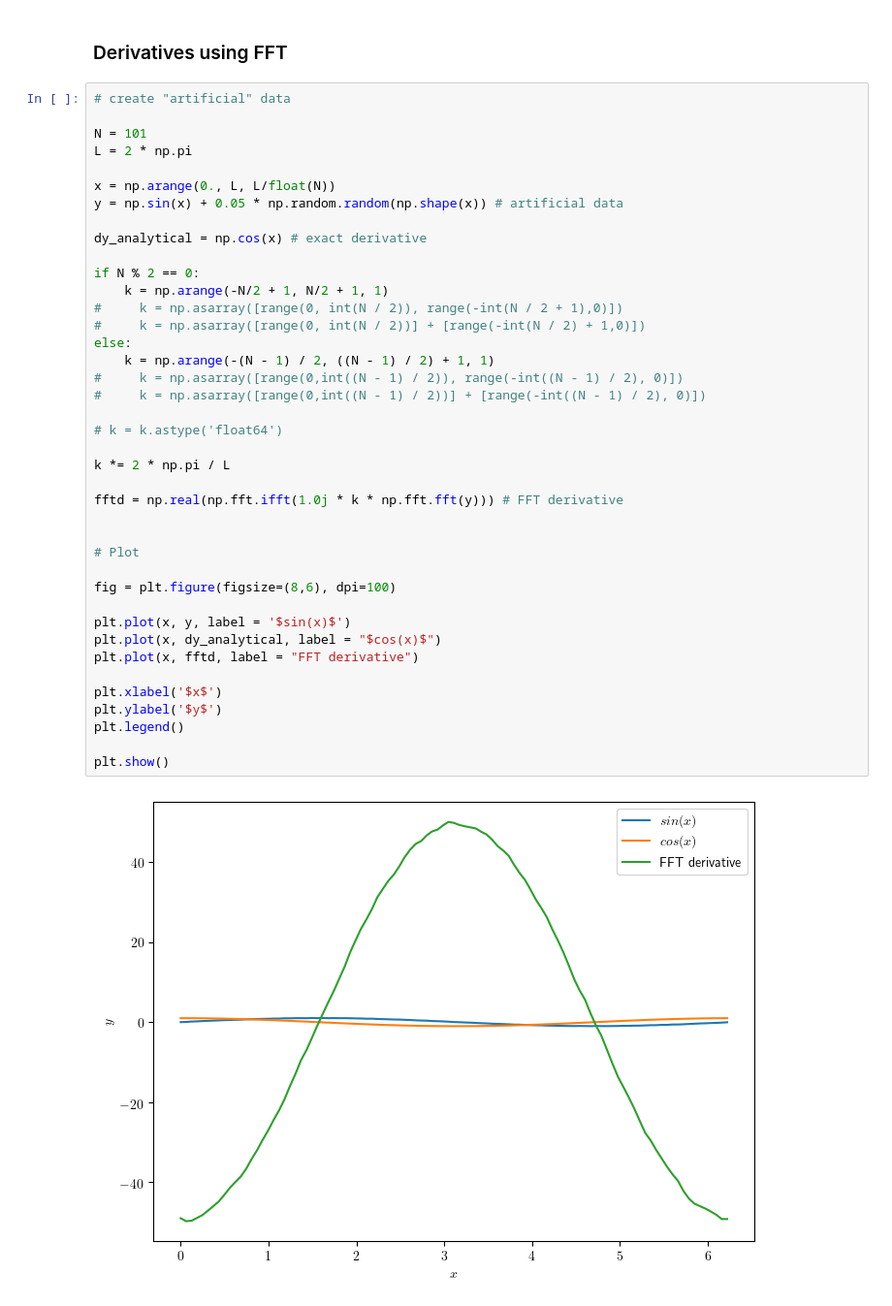
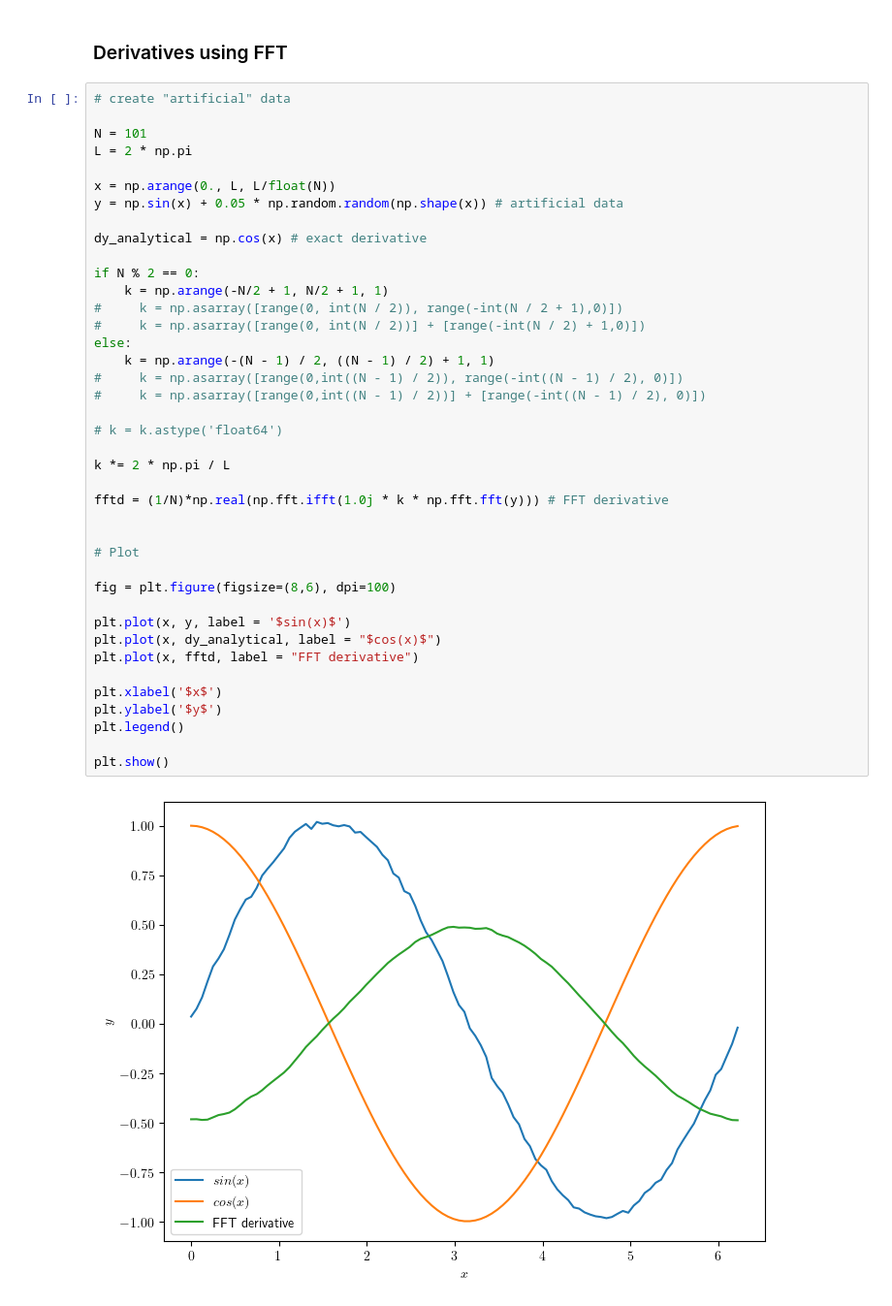
Before and after one commit to karnavr/CylindricalWaves, a Jupyter notebook: playground.ipynb, the cells around one changed output. Shown: that part at 97% size. Cells and saved outputs as stored; diff of their text form.

```diff
--- a/playground.ipynb
+++ b/playground.ipynb
@@ -63,32 +63,32 @@ dy_analytical = np.cos(x) # exact derivative
 
 if N % 2 == 0:
     k = np.arange(-N/2 + 1, N/2 + 1, 1)
 #     k = np.asarray([range(0, int(N / 2)), range(-int(N / 2 + 1),0)])
 #     k = np.asarray([range(0, int(N / 2))] + [range(-int(N / 2) + 1,0)])
 else:
     k = np.arange(-(N - 1) / 2, ((N - 1) / 2) + 1, 1)
 #     k = np.asarray([range(0,int((N - 1) / 2)), range(-int((N - 1) / 2), 0)])
 #     k = np.asarray([range(0,int((N - 1) / 2))] + [range(-int((N - 1) / 2), 0)])
 
 # k = k.astype('float64')
 
 k *= 2 * np.pi / L
 
-fftd = np.real(np.fft.ifft(1.0j * k * np.fft.fft(y))) # FFT derivative
+fftd = (1/N)*np.real(np.fft.ifft(1.0j * k * np.fft.fft(y))) # FFT derivative
 
 
 # Plot
 
 fig = plt.figure(figsize=(8,6), dpi=100)
 
 plt.plot(x, y, label = '$sin(x)$')
 plt.plot(x, dy_analytical, label = "$cos(x)$")
 plt.plot(x, fftd, label = "FFT derivative")
 
 plt.xlabel('$x$')
 plt.ylabel('$y$')
 plt.legend()
 
 plt.show()
 # %% [output]
-[figure, old version]
+[figure, new version]
```
